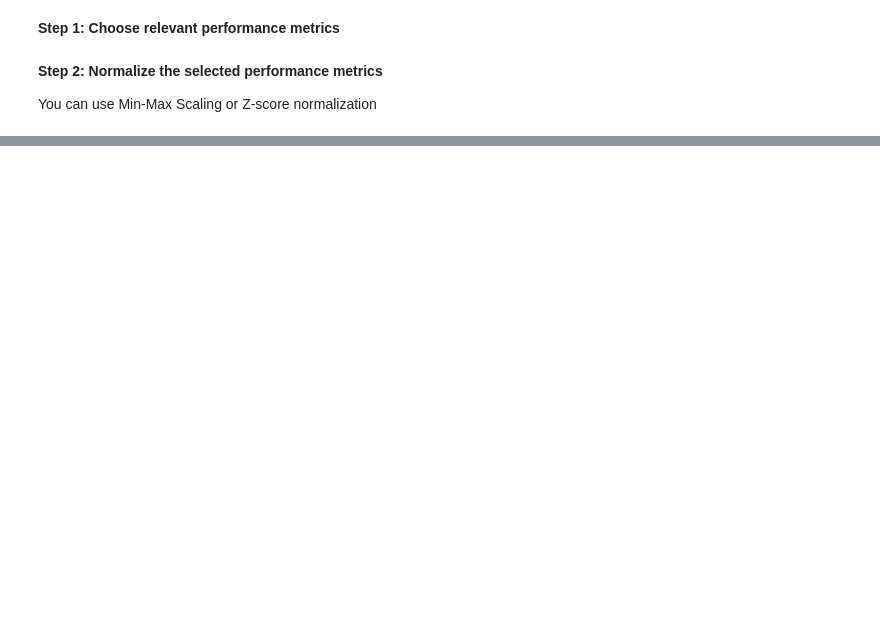
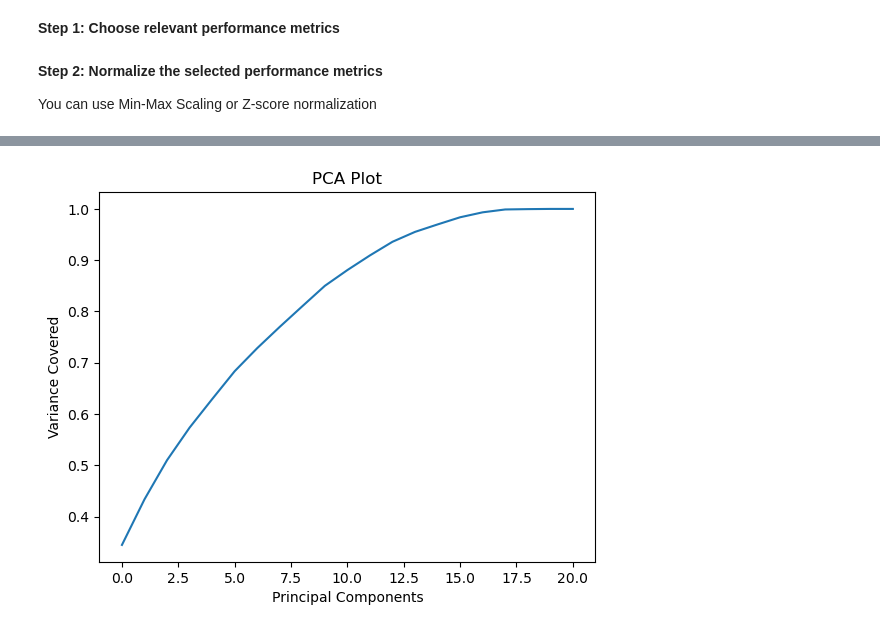
Before and after one commit to MuindeEsther/InternSavy-Projects, a Jupyter notebook: Task 3/prediction.ipynb, the cells around one changed output, grey strips where cells are left out. Cells and saved outputs as stored; diff of their text form; code cells hidden in the pictures; blank space fills up the shorter version.

```diff
--- a/Task 3/prediction.ipynb
+++ b/Task 3/prediction.ipynb
@@ -759,0 +912,7 @@ dtype: float64
+# %%
+# Use Player Performance Score as the target variable for the prediction model
+X = batsman_join_bowler[['runs_x','overs','runs_y','opp_team_id_x','opp_team_id_y','match_id','Day','Month','year','wickets',
+                         'economy', 'over_y','over_y','runs','run_rate_x','run_rate_y','wides','run_conceded','strike_rate',
+                         'batting_average_over_time','bowling_average_over_time']]
+
+y = batsman_join_bowler['Player Performance Score'] # Target column
@@ -759,0 +923,4 @@ dtype: float64
+# %%
+# data standardization
+scale=StandardScaler()
+X_scaled=scale.fit_transform(X)
@@ -759,0 +970,4 @@ dtype: float64
+# %%
+from sklearn.decomposition import PCA
+pca=PCA()
+pca.fit_transform(X_scaled)
@@ -759,0 +988,10 @@ dtype: float64
+# %%
+# Lets plot the PCA plot to select the best components
+plt.figure()
+plt.plot(np.cumsum(pca.explained_variance_ratio_))
+plt.xlabel("Principal Components")
+plt.ylabel("Variance Covered")
+plt.title("PCA Plot")
+plt.show()
+# %% [output]
+[figure, added]
```
Also changed, not shown: parts of 44 cells of this notebook.
